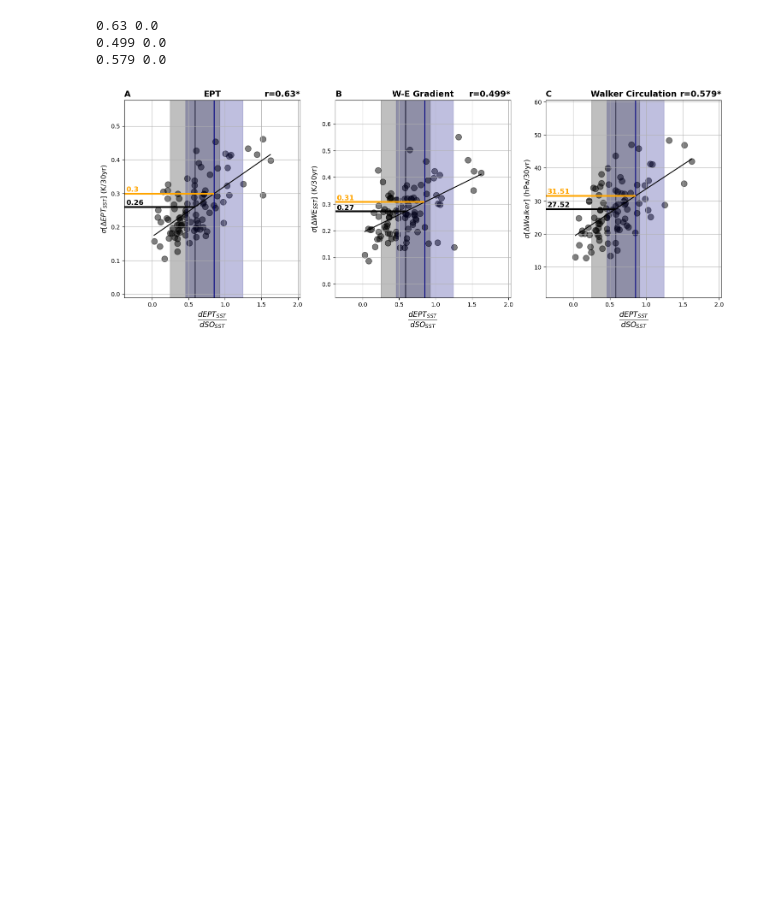
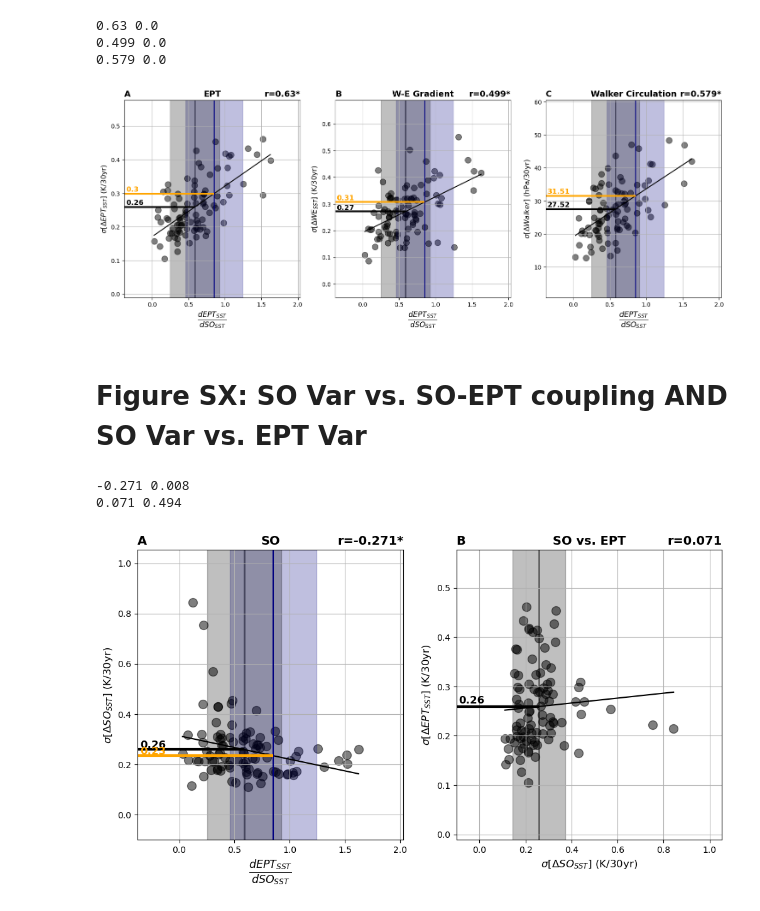
Before and after one commit to zacespinosa/SO-EP-teleconnection, a Jupyter notebook: Figure_Notebooks/Figure_6_internal_var.ipynb, the cells around one changed output. Drawn from its saved outputs; the diff is of its cells as text; code cells hidden in the pictures; blank space fills up the shorter version.

Commit message:
update Figure 7 SI

```diff
--- a/Figure_Notebooks/Figure_6_internal_var.ipynb
+++ b/Figure_Notebooks/Figure_6_internal_var.ipynb
@@ -25,7 +25,7 @@ yr = 12*5
 axis_fontsize = 12
 title_fontsize = 14
 
-def create_panel_a(ax, x6, y6, x5: list = [], y5: list = [], vline=0) -> None:
+def create_panel_a(ax, x6, y6, x5: list = [], y5: list = [], vline=None) -> None:
     # Set the default color cycle
     colors = ['black','maroon','#7570b3']
     mpl.rcParams['axes.prop_cycle'] = mpl.cycler(color=colors)
@@ -65,8 +65,11 @@ def create_panel_a(ax, x6, y6, x5: list = [], y5: list = [], vline=0) -> None:
     ax.set_ylim(ymin-bordery, ymax+bordery)
 
     # Vertical line for avg and std of obs
-    ax.vlines(np.mean(vline), ymin=ymin-bordery, ymax=ymax+bordery, color="navy")
-    ax.fill_between(x=[np.mean(vline) - np.std(vline), np.mean(vline) + np.std(vline)], y1=ymin-bordery, y2=ymax+bordery,color="navy", alpha=.25)
+    if vline is None:
+        pass
+    else:
+        ax.vlines(np.mean(vline), ymin=ymin-bordery, ymax=ymax+bordery, color="navy")
+        ax.fill_between(x=[np.mean(vline) - np.std(vline), np.mean(vline) + np.std(vline)], y1=ymin-bordery, y2=ymax+bordery,color="navy", alpha=.25)
 
     # Add Model Vertical Lines
     ax.vlines(mmm, ymin=ymin-bordery, ymax=ymax+bordery, color=colors[0], label='_nolegend_', alpha=.5, linewidth=2, zorder=0)
@@ -75,13 +78,13 @@ def create_panel_a(ax, x6, y6, x5: list = [], y5: list = [], vline=0) -> None:
 
     # Add horizontal sigma lines
     sig_mmm = mmm*slope+intercept
-    sig_obs = np.mean(vline)*slope+intercept
+    if vline is not None: sig_obs = np.mean(vline)*slope+intercept
     hline_width = 3
     ax.hlines(y=sig_mmm, xmin=xmin-borderx, xmax=mmm, color="black", linewidth=hline_width)
-    ax.hlines(y=sig_obs, xmin=xmin-borderx, xmax=np.mean(vline), color="orange", linewidth=hline_width)
+    if vline is not None: ax.hlines(y=sig_obs, xmin=xmin-borderx, xmax=np.mean(vline), color="orange", linewidth=hline_width)
 
     ax.text(s=f"{np.around(sig_mmm, 2)}", x=xmin-borderx*.95, y=sig_mmm + sig_mmm*.025, color="black", fontsize=12, fontweight="bold")
-    ax.text(s=f"{np.around(sig_obs, 2)}", x=xmin-borderx*.95, y=sig_obs + sig_mmm*.025, color="orange", fontsize=12, fontweight="bold")
+    if vline is not None: ax.text(s=f"{np.around(sig_obs, 2)}", x=xmin-borderx*.95, y=sig_obs + sig_mmm*.025, color="orange", fontsize=12, fontweight="bold")
 # %%
 def get_shared_models(ds1: xr.Dataset, ds2: xr.Dataset) -> Tuple[xr.Dataset, xr.Dataset]:
     shared_models = list(set(ds1.model.values).intersection(set(ds2.model.values)))
@@ -197,3 +200,40 @@ plt.savefig("/home/espinosa10/SO-EP-teleconnection/Manuscript_Figures/Main/Figur
 0.499 0.0
 0.579 0.0
 [figure]
+# %% [markdown]
+# Figure SX: SO Var vs. SO-EPT coupling AND SO Var vs. EPT Var
+# %%
+fig, axes = plt.subplots(1, 2, figsize=(12, 6))  # 1 row, 3 columns
+
+# Panel A: SO var vs. SO-EPT coupling
+create_panel_a(
+    axes[0],
+    rvalues_so_ept_coupling.reg.sel(years=yr),
+    sst_so_cmip.std("time"),
+    vline=obs_sst_so_ept_reg.sel(years=yr).reg.values,
+)
+axes[0].grid()
+axes[0].set_ylabel(r"$\sigma[\Delta SO_{SST}]$ (K/30yr)", fontsize=axis_fontsize)
+axes[0].set_xlabel(r"$\frac{d EPT_{SST}}{dSO_{SST}}$", fontsize=axis_fontsize*1.5)
+axes[0].set_title("A", loc="left", fontweight="bold", fontsize=title_fontsize)
+axes[0].set_title("SO", fontweight="bold", fontsize=title_fontsize)
+
+# Panel B: SO Var vs. EPT Var
+create_panel_a(
+    axes[1],
+    sst_so_cmip.std("time"),
+    sst_ept_cmip.std("time"),
+)
+axes[1].grid()
+axes[1].set_xlabel(r"$\sigma[\Delta SO_{SST}]$ (K/30yr)", fontsize=axis_fontsize)
+axes[1].set_ylabel(r"$\sigma[\Delta EPT_{SST}]$ (K/30yr)", fontsize=axis_fontsize)
+axes[1].set_title("B", loc="left", fontweight="bold", fontsize=title_fontsize)
+axes[1].set_title("SO vs. EPT", fontweight="bold", fontsize=title_fontsize)
+
+#########################################################################
+plt.savefig("/home/espinosa10/SO-EP-teleconnection/Manuscript_Figures/SI/Figure_SX_SOVar-EPTVar.png", dpi=300, bbox_inches="tight")
+plt.savefig("/home/espinosa10/SO-EP-teleconnection/Manuscript_Figures/SI/Figure_SX_SOVar-EPTVar.pdf", dpi=300, bbox_inches="tight")
+# %% [output]
+-0.271 0.008
+0.071 0.494
+[figure, added]
```
Also changed, not shown: 6 other files.
